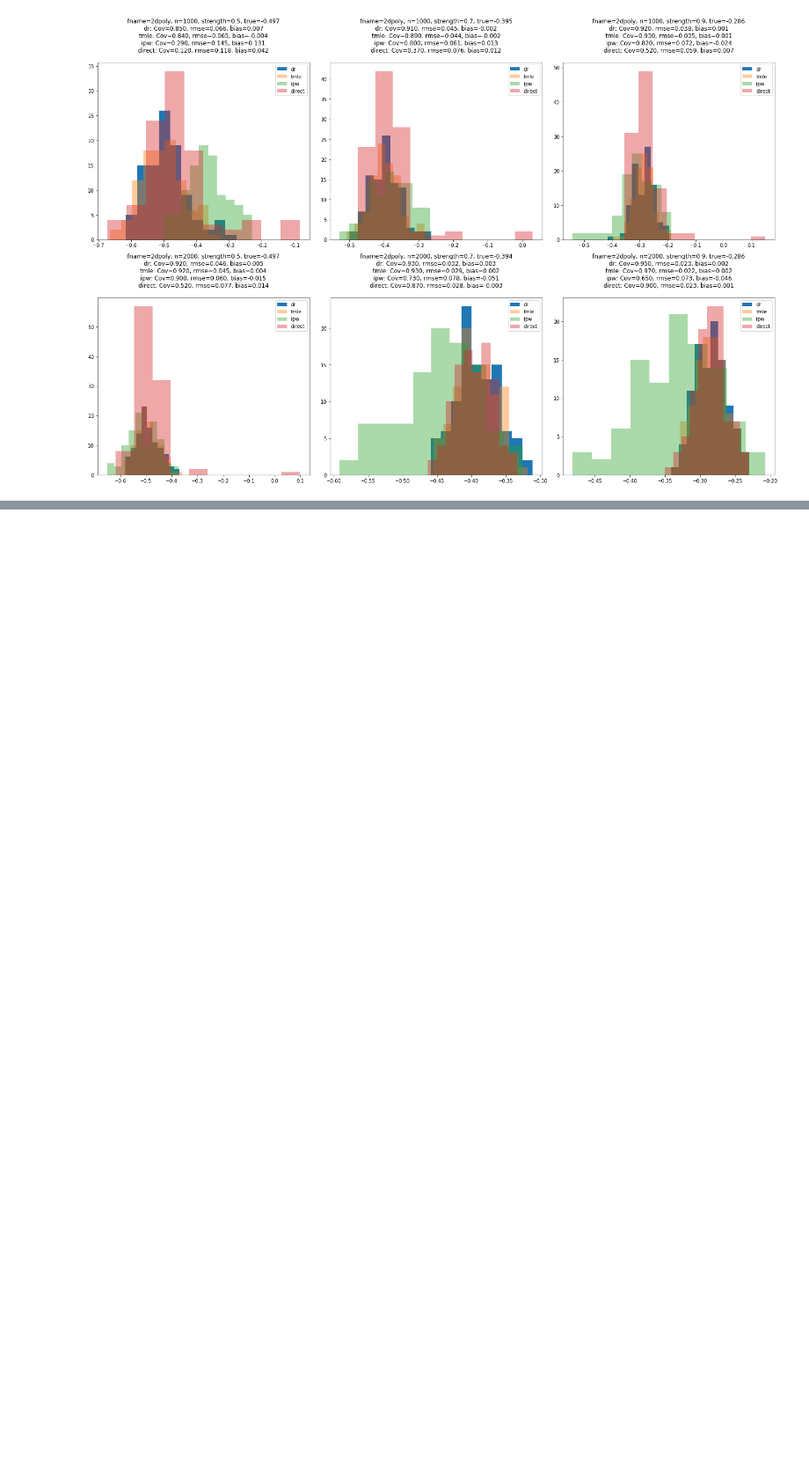
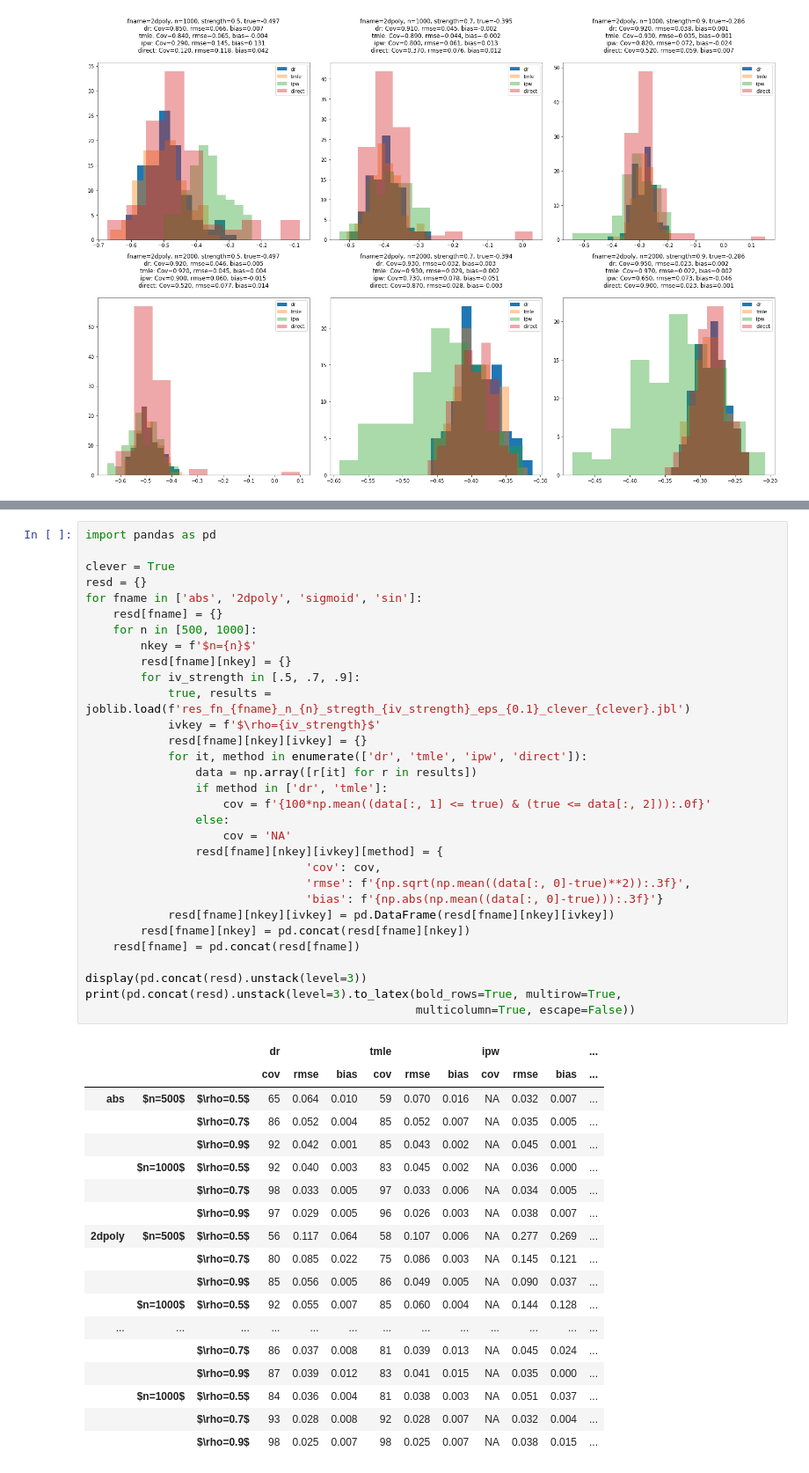
Before and after one commit to syrgkanislab/npiv_functionals, a Jupyter notebook: notebooks/Postprocess.ipynb, the cells around one changed output, grey strips where cells are left out. Shown at 88% size. Saved outputs shown, nothing was run; the diff lists cells and outputs as text; blank space fills up the shorter version.

```diff
--- a/notebooks/Postprocess.ipynb
+++ b/notebooks/Postprocess.ipynb
@@ -124,0 +150,50 @@ print(pd.concat(resd).unstack(level=3).to_latex(bold_rows=True, multirow=True,
+# %%
+import pandas as pd
+
+clever = True
+resd = {}
+for fname in ['abs', '2dpoly', 'sigmoid', 'sin']:
+    resd[fname] = {}
+    for n in [500, 1000]:
+        nkey = f'$n={n}$'
+        resd[fname][nkey] = {}
+        for iv_strength in [.5, .7, .9]:
+            true, results = joblib.load(f'res_fn_{fname}_n_{n}_stregth_{iv_strength}_eps_{0.1}_clever_{clever}.jbl')
+            ivkey = f'$\rho={iv_strength}$'
+            resd[fname][nkey][ivkey] = {}
+            for it, method in enumerate(['dr', 'tmle', 'ipw', 'direct']):
+                data = np.array([r[it] for r in results])
+                if method in ['dr', 'tmle']:
+                    cov = f'{100*np.mean((data[:, 1] <= true) & (true <= data[:, 2])):.0f}'
+                else:
+                    cov = 'NA'
+                resd[fname][nkey][ivkey][method] = {
+                                'cov': cov,
+                                'rmse': f'{np.sqrt(np.mean((data[:, 0]-true)**2)):.3f}',
+                                'bias': f'{np.abs(np.mean((data[:, 0]-true))):.3f}'}
+            resd[fname][nkey][ivkey] = pd.DataFrame(resd[fname][nkey][ivkey])
+        resd[fname][nkey] = pd.concat(resd[fname][nkey])
+    resd[fname] = pd.concat(resd[fname])
+
+display(pd.concat(resd).unstack(level=3))
+print(pd.concat(resd).unstack(level=3).to_latex(bold_rows=True, multirow=True,
+                                                multicolumn=True, escape=False))
+# %% [output]
+|  |  |  | dr |  |  | tmle |  |  | ipw |  |  | ... |
+|  |  |  | cov | rmse | bias | cov | rmse | bias | cov | rmse | bias | ... |
+| abs | $n=500$ | $\rho=0.5$ | 65 | 0.064 | 0.010 | 59 | 0.070 | 0.016 | NA | 0.032 | 0.007 | ... |
+|  |  | $\rho=0.7$ | 86 | 0.052 | 0.004 | 85 | 0.052 | 0.007 | NA | 0.035 | 0.005 | ... |
+|  |  | $\rho=0.9$ | 92 | 0.042 | 0.001 | 85 | 0.043 | 0.002 | NA | 0.045 | 0.001 | ... |
+|  | $n=1000$ | $\rho=0.5$ | 92 | 0.040 | 0.003 | 83 | 0.045 | 0.002 | NA | 0.036 | 0.000 | ... |
+|  |  | $\rho=0.7$ | 98 | 0.033 | 0.005 | 97 | 0.033 | 0.006 | NA | 0.034 | 0.005 | ... |
+|  |  | $\rho=0.9$ | 97 | 0.029 | 0.005 | 96 | 0.026 | 0.003 | NA | 0.038 | 0.007 | ... |
+| 2dpoly | $n=500$ | $\rho=0.5$ | 56 | 0.117 | 0.064 | 58 | 0.107 | 0.006 | NA | 0.277 | 0.269 | ... |
+|  |  | $\rho=0.7$ | 80 | 0.085 | 0.022 | 75 | 0.086 | 0.003 | NA | 0.145 | 0.121 | ... |
+|  |  | $\rho=0.9$ | 85 | 0.056 | 0.005 | 86 | 0.049 | 0.005 | NA | 0.090 | 0.037 | ... |
+|  | $n=1000$ | $\rho=0.5$ | 92 | 0.055 | 0.007 | 85 | 0.060 | 0.004 | NA | 0.144 | 0.128 | ... |
+| ... | ... | ... | ... | ... | ... | ... | ... | ... | ... | ... | ... | ... |
+|  |  | $\rho=0.7$ | 86 | 0.037 | 0.008 | 81 | 0.039 | 0.013 | NA | 0.045 | 0.024 | ... |
+|  |  | $\rho=0.9$ | 87 | 0.039 | 0.012 | 83 | 0.041 | 0.015 | NA | 0.035 | 0.000 | ... |
+|  | $n=1000$ | $\rho=0.5$ | 84 | 0.036 | 0.004 | 81 | 0.038 | 0.003 | NA | 0.051 | 0.037 | ... |
+|  |  | $\rho=0.7$ | 93 | 0.028 | 0.008 | 92 | 0.028 | 0.007 | NA | 0.032 | 0.004 | ... |
+|  |  | $\rho=0.9$ | 98 | 0.025 | 0.007 | 98 | 0.025 | 0.007 | NA | 0.038 | 0.015 | ... |
```
Also changed, not shown: parts of 3 cells of this notebook, 2 other files.
